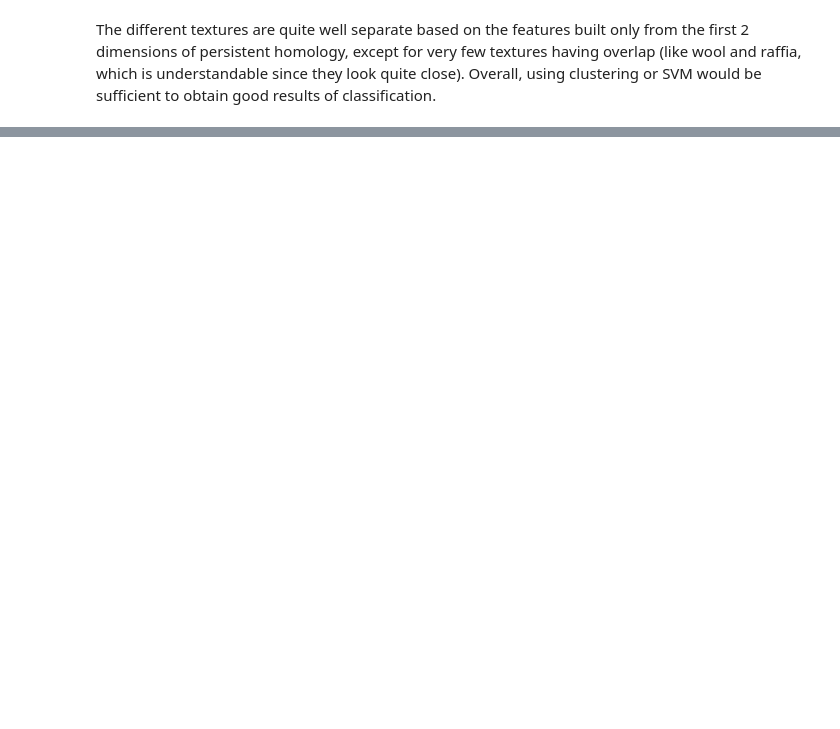
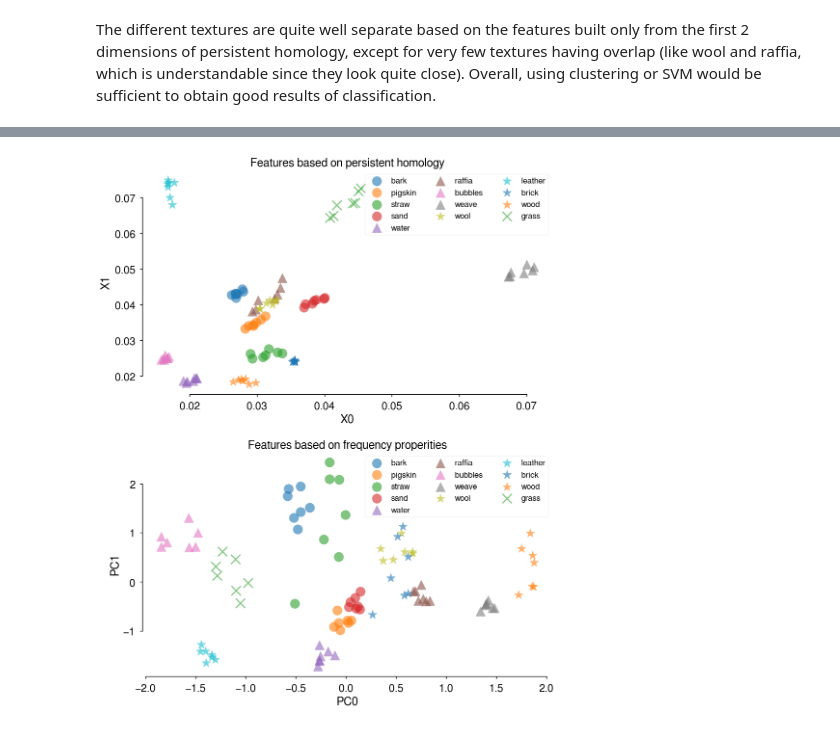
Before and after one commit to tuanpham96/TDA-class-Winter2021, a Jupyter notebook: HW2/HW2.ipynb, the cells around one changed output, grey strips where cells are left out. Saved outputs shown, nothing was run; the diff lists cells and outputs as text; code cells hidden in the pictures; blank space fills up the shorter version.

```diff
--- a/HW2/HW2.ipynb
+++ b/HW2/HW2.ipynb
@@ -550,0 +597,37 @@ The different textures are quite well separate based on the features built only
+# %%
+
+feat_dict = dict(
+    ph = dict(
+        label = 'X',
+        title = 'Features based on persistent homology',
+        file = 'data/ph-feats.csv'
+    ),
+    freq = dict(
+        label = 'PC',
+        title = 'Features based on frequency properities',
+        file = 'data/freq-feats.csv'
+    )
+)
+# %%
+markers = ["o"]*4 + ["^"]*4 + ["*"]*4 + ["x"]
+
+plt.figure(figsize=(10,12))
+
+for i,d in enumerate(feat_dict.values()):
+    plt.subplot(2,1,i+1)
+    df = pd.read_csv(d['file'])
+    X = np.vstack((df.X0,df.X1)).T
+    labels = df.labels.to_numpy()
+    [plt.scatter(X[labels == Y,0], X[labels == Y,1],
+             label=Y, s=200, alpha=0.6,marker=m)
+     for m,Y in zip(markers,set(labels))]
+    plt.legend(ncol=3,loc='best',fontsize=12)
+    plt.xlabel(d['label'] + '0')
+    plt.ylabel(d['label'] + '1')
+    plt.title(d['title'])
+    sns.despine(trim=True)
+
+plt.tight_layout()
+plt.show()
+# %% [output]
+[figure, added]
```
Also changed, not shown: parts of 7 cells of this notebook, 5 other files.
